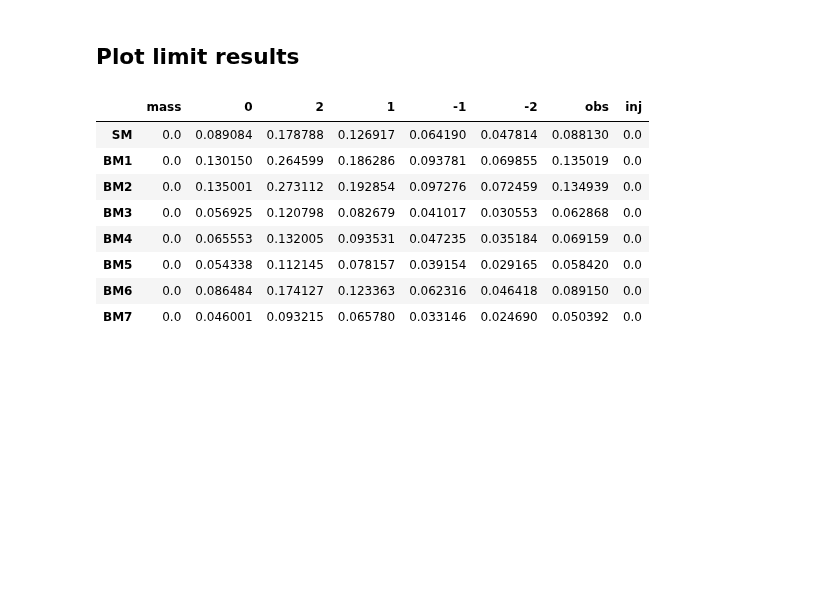
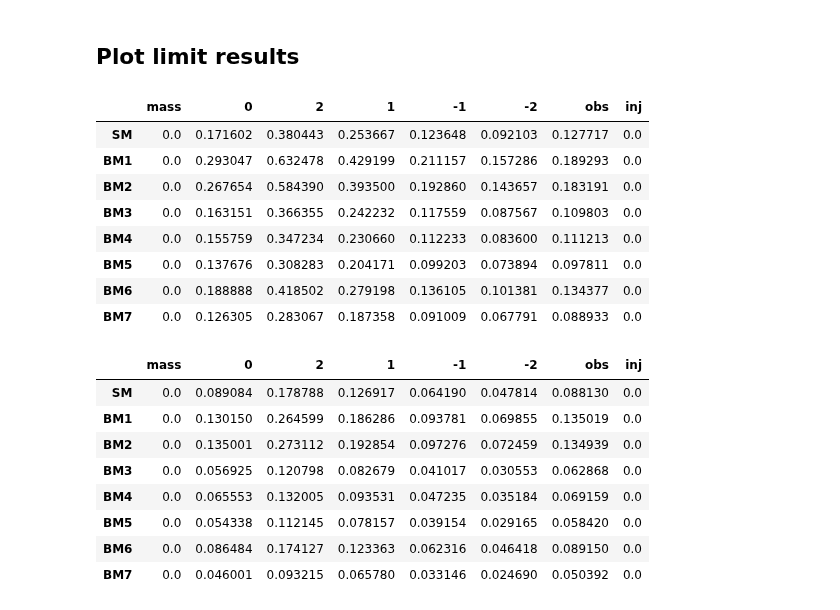
Before and after one commit to dyl64/hh_combination_fw, a Jupyter notebook: tutorials/HEFT_combination/T01-HEFT_BM_study.ipynb, the cells around one changed output. Drawn from its saved outputs; the diff is of its cells as text; code cells hidden in the pictures; blank space fills up the shorter version.

```diff
--- a/tutorials/HEFT_combination/T01-HEFT_BM_study.ipynb
+++ b/tutorials/HEFT_combination/T01-HEFT_BM_study.ipynb
@@ -115,6 +115,18 @@ for channel in config['channels'] + ['combined']:
             raise FileNotFoundError(f"file \"{limit_path}\" not found")
         limit_data[channel][scenario] = {k:v[0] for k,v in json.load(open(limit_path)).items()}
     limit_data[channel] = pd.DataFrame(limit_data[channel]).transpose()
+# %%
+limit_data['bbyy'] # uncorrelated
+# %% [output]
+|  | mass | 0 | 2 | 1 | -1 | -2 | obs | inj |
+| SM | 0.0 | 0.171602 | 0.380443 | 0.253667 | 0.123648 | 0.092103 | 0.127717 | 0.0 |
+| BM1 | 0.0 | 0.293047 | 0.632478 | 0.429199 | 0.211157 | 0.157286 | 0.189293 | 0.0 |
+| BM2 | 0.0 | 0.267654 | 0.584390 | 0.393500 | 0.192860 | 0.143657 | 0.183191 | 0.0 |
+| BM3 | 0.0 | 0.163151 | 0.366355 | 0.242232 | 0.117559 | 0.087567 | 0.109803 | 0.0 |
+| BM4 | 0.0 | 0.155759 | 0.347234 | 0.230660 | 0.112233 | 0.083600 | 0.111213 | 0.0 |
+| BM5 | 0.0 | 0.137676 | 0.308283 | 0.204171 | 0.099203 | 0.073894 | 0.097811 | 0.0 |
+| BM6 | 0.0 | 0.188888 | 0.418502 | 0.279198 | 0.136105 | 0.101381 | 0.134377 | 0.0 |
+| BM7 | 0.0 | 0.126305 | 0.283067 | 0.187358 | 0.091009 | 0.067791 | 0.088933 | 0.0 |
 # %%
 uncorrelated = limit_data['combined'] # uncorrelated
 # %%
```
Also changed, not shown: parts of 2 cells of this notebook, 1 other file.
